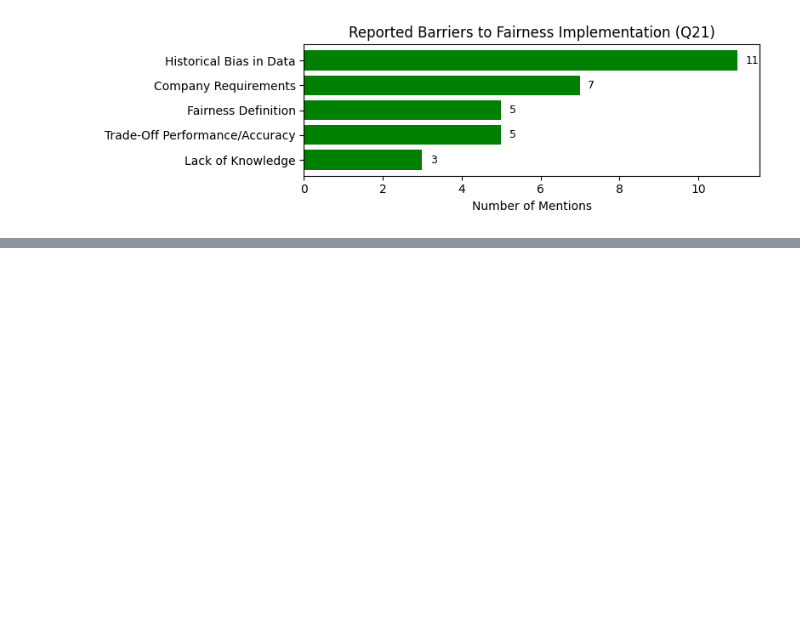
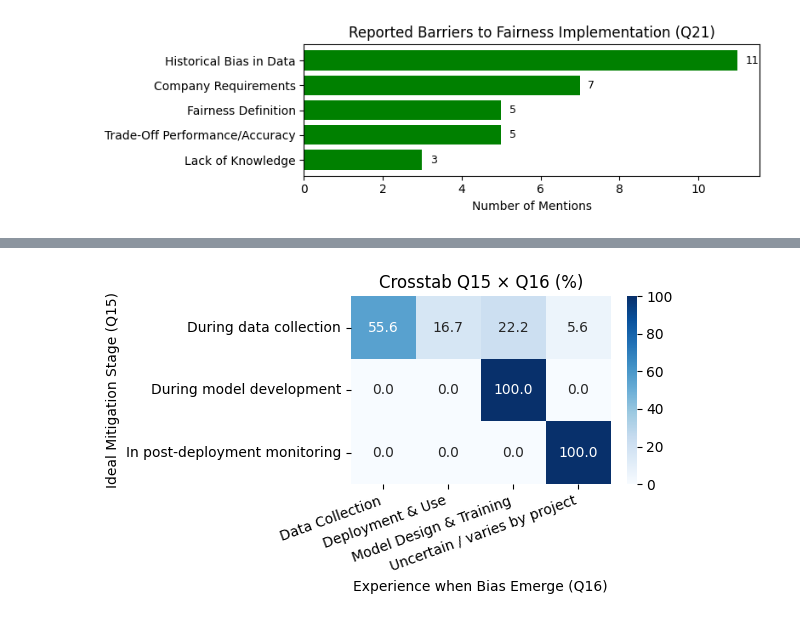
Before and after one commit to jeaend/bias-mitigation-aif360, a Jupyter notebook: notebooks/questionnaire_analysis.ipynb, the cells around one changed output, grey strips where cells are left out. Cells and saved outputs as stored; diff of their text form; code cells hidden in the pictures; blank space fills up the shorter version.

```diff
--- a/notebooks/questionnaire_analysis.ipynb
+++ b/notebooks/questionnaire_analysis.ipynb
@@ -507,0 +563,9 @@ plt.tight_layout()
+# %%
+# Q15 AND Q16, check counts
+q15_col = [c for c in df.columns if "where in the ml pipeline do you believe fairness" in c.lower()][0]
+q16_col = [c for c in df.columns if "where do fairness challenges most often emerge" in c.lower()][0]
+
+q15_counts = df[q15_col].dropna().astype(str).str.strip().value_counts()
+q16_counts = df[q16_col].dropna().astype(str).str.strip().value_counts()
+
+q15_counts, q16_counts
@@ -507,0 +584,20 @@ plt.tight_layout()
+# %%
+# check how experience and ideals cross
+df[q15_col] = df[q15_col].str.strip()
+df[q16_col] = df[q16_col].str.strip()
+
+# Crosstab
+ct = pd.crosstab(df[q15_col], df[q16_col])
+ct_pct = ct.div(ct.sum(axis=1), axis=0) * 100 # normalize
+
+# Heat-map for a quick visual
+plt.figure(figsize=(6, 3.5))
+sns.heatmap(ct_pct, annot=True, fmt=".1f", cmap="Blues")
+plt.xlabel("Experience when Bias Emerge (Q16)")
+plt.ylabel("Ideal Mitigation Stage (Q15)")
+plt.title("Crosstab Q15 × Q16 (%)")
+plt.xticks(rotation=20, ha="right")
+plt.tight_layout()
+plt.show()
+# %% [output]
+[figure, added]
```
Also changed, not shown: parts of 6 cells of this notebook.
